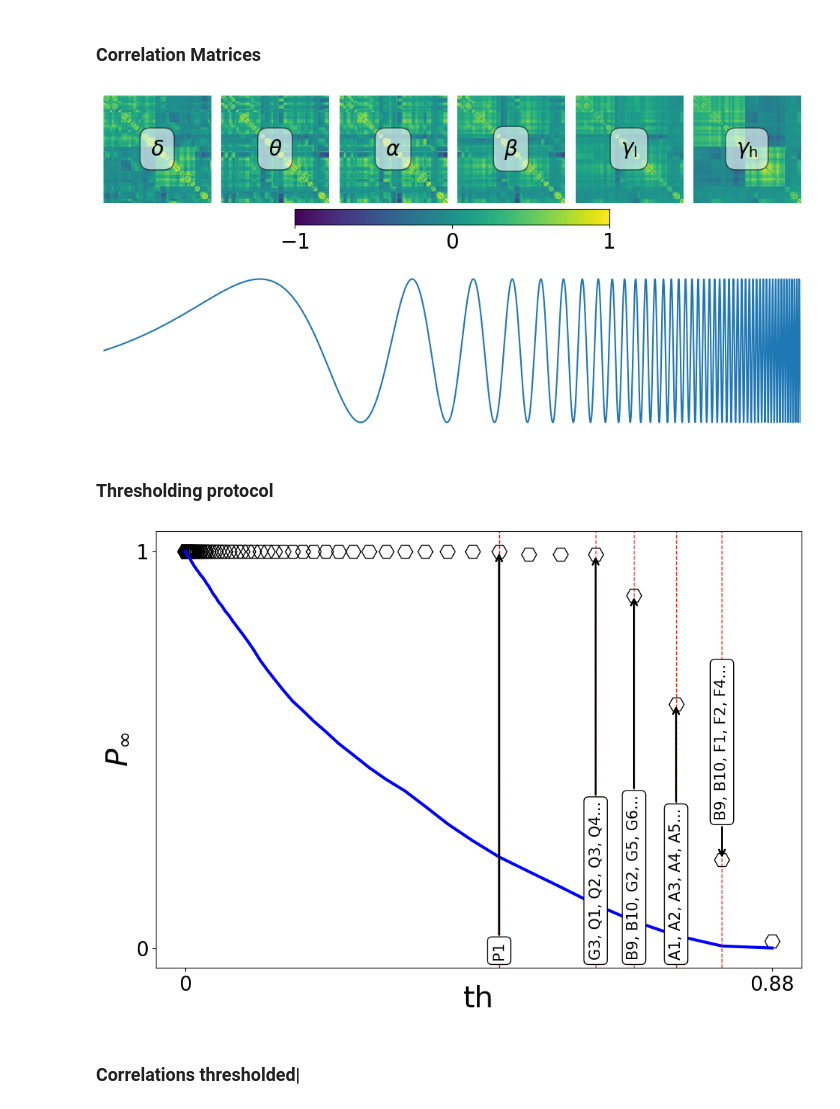
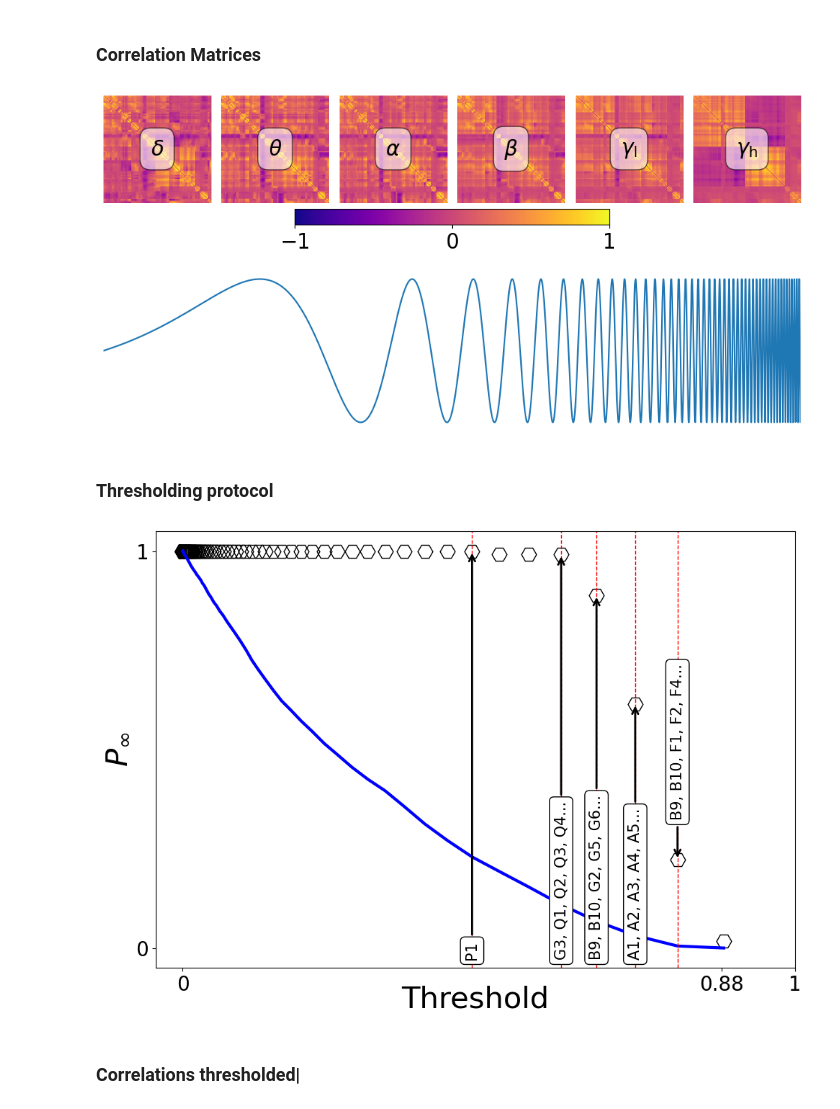
Before and after one commit to giulioiannelli/lrg_eegfc, a Jupyter notebook: ipynb/poster01.ipynb, the cells around one changed output. Drawn from its saved outputs; the diff is of its cells as text; code cells hidden in the pictures.

```diff
--- a/ipynb/poster01.ipynb
+++ b/ipynb/poster01.ipynb
@@ -10,7 +10,7 @@ while cwd.name != 'lrg_eegfc':
 from src.lrg_eegfc.core import *
 #
 data_path = Path('data')
-fig_path = data_path / Path('figures')
+fig_path = data_path / 'figures' / 'poster'
 mat_path = Path('data') / 'stereoeeg_patients'
 patients_list = [p.name for p in Path(mat_path).iterdir()
                  if p.is_dir() and p.name.startswith('Pat_')]
@@ -77,10 +75,10 @@ n = 6
 m = data.shape[1]
 t = np.arange(m)
 
-colors = plt.cm.winter(np.linspace(0, 1, n))  # or any colormap
+colors = plt.cm.plasma(np.linspace(0, 1, n))  # or any colormap
 
 
-fig, axes = plt.subplots(n, 1, sharex=True, figsize=(20, 1.8*n))
+fig, axes = plt.subplots(n, 1, sharex=True, figsize=(10, 6))
 
 for i, ax in enumerate(axes):
     ax.plot(t, data[i], color=colors[i], rasterized=True, lw=1)
@@ -98,10 +96,10 @@ for i, ax in enumerate(axes):
         ax.spines['bottom'].set_position(('outward', 5))# detach bottom spine
         ax.set_xlabel('Time')
         ax.tick_params(axis='x', labelsize=8)
-    ax.set_ylabel(f'Ch {int_label_pos_map[pat].iloc[i]['label']}', labelpad=0, fontsize=8)
+    ax.set_ylabel(f'Ch {int_label_pos_map[pat].iloc[i]['label']}', labelpad=0)
 
 fig.tight_layout()
-fig.savefig(fig_path / f'{pat}_{phase}_raw.pdf', bbox_inches='tight')
+fig.savefig(fig_path / f'{pat}_{phase}_raw.pdf', bbox_inches='tight', dpi=200, transparent=True)
 plt.show()
 plt.close('all')
 # %% [output]
@@ -147,7 +145,7 @@ gs = fig.add_gridspec(2, len(BRAIN_BANDS), height_ratios=[1, 0.5], hspace=0.2, w
 # Plot delle matrici di correlazione
 for i, (band,C) in enumerate(corr_nets_unfilt.items()):
     ax = fig.add_subplot(gs[0, i])
-    im = ax.imshow(C, vmin=-1, vmax=1)
+    im = ax.imshow(C, vmin=-1, vmax=1, rasterized=True, cmap='plasma')
     label = BRAIN_BANDS_LABELS[band]
     ax.text(
         0.5, 0.5, label,
@@ -180,9 +178,10 @@ ax2.set_yticks([])
 ax2.set_facecolor('none')
 fig.tight_layout()
 fig.savefig(fig_path / f'{pat}_poster_corr.pdf', bbox_inches='tight', transparent=True)
+plt.show()
 plt.close('all')
 # %% [output]
-[figure, old version]
+[figure, new version]
 # %% [markdown]
 ### Thresholding protocol
 # %%
@@ -206,36 +205,38 @@ for i,jump in enumerate(jumps):
 # %%
 plt.close('all')
 fig, ax = plt.subplots(figsize=(10, 7))
 #
 maxlables = 5
 ax.plot(Th, Pinf, 'kH', ms=15, mec='k', mfc='none', label='Pinf')
 ax.plot(Th, Einf, lw=3, color='b')
 for i,jump in enumerate(jumps):
     ax.axvline(Th[jump], color='r', linestyle='--', lw=1)
     lablist = [int_label_pos_map[pat]['label'][n] for n in not_in_giant[i]]
     if len(lablist) < maxlables:
         not_in_giant_str = ', '.join(lablist)
     else:
         not_in_giant_str = ', '.join(lablist[:maxlables]) + '...'
     ax.annotate(not_in_giant_str, xy=(Th[jump], Pinf[jump]),
                 xytext=(Th[jump], Pinf[jump]+0.1 if Pinf[jump] < 0.5 else -0.03),
                 rotation=90,
                 fontsize=15,
                 ha='center',
                 va='bottom',
                 bbox=dict(boxstyle="round,pad=0.3", edgecolor='black', facecolor='white'),
                 arrowprops=dict(arrowstyle="->", lw=2, color='black'))
-ax.set_xticks([0, Th[-1]])
-ax.set_xticklabels([0, round(Th[-1], 2)], fontsize=20)
+ax.set_xticks([0, 0.88, 1])
+ax.set_xticklabels([0, round(Th[-1], 2), 1], fontsize=20)
 ax.set_yticks([0, 1])
 ax.tick_params(axis='both', labelsize=20)
-ax.set_xlabel('th', fontsize=30, labelpad=-10)
+ax.set_xlabel('Threshold', fontsize=30, labelpad=-10)
 ax.set_ylabel(r'$P_\infty$', fontsize=30)
+
 fig.tight_layout()
 fig.savefig(fig_path / f'{pat}_Pinf.pdf', bbox_inches='tight', transparent=True)
+plt.show()
 plt.close('all')
 # %% [output]
-[figure, old version]
+[figure, new version]
 # %% [markdown]
 ### Correlations thresholded|
 # %%
```
Also changed, not shown: parts of 4 cells of this notebook, 15 other files.
